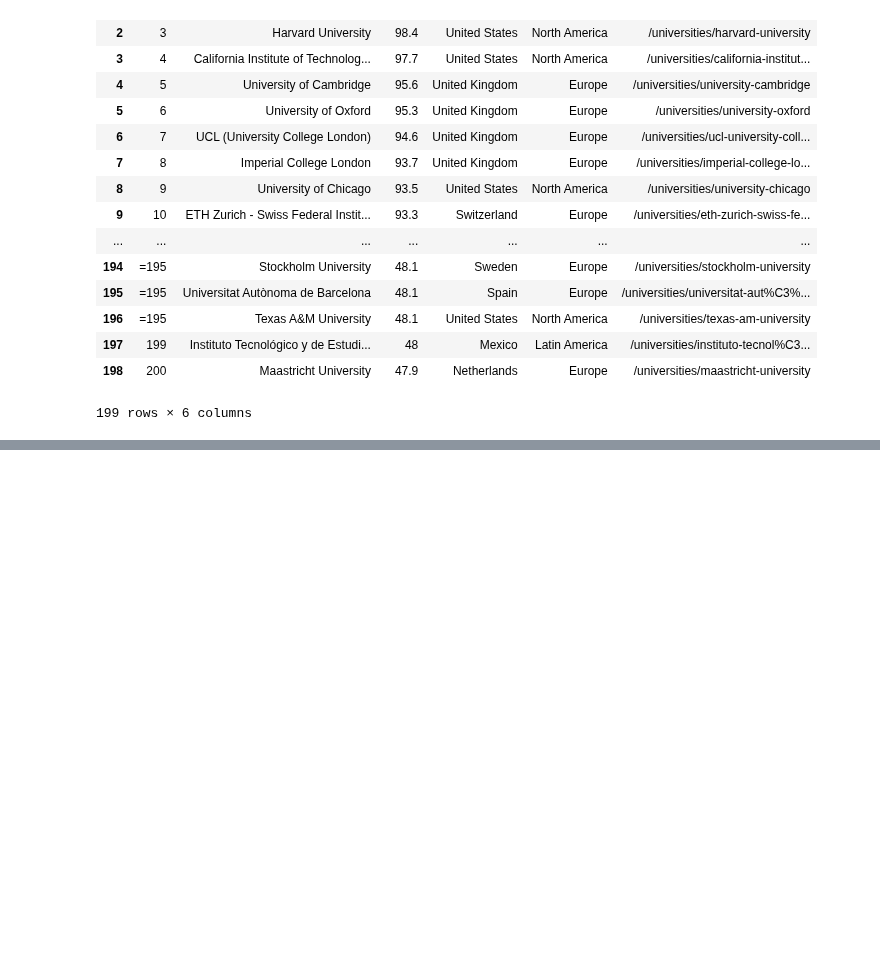
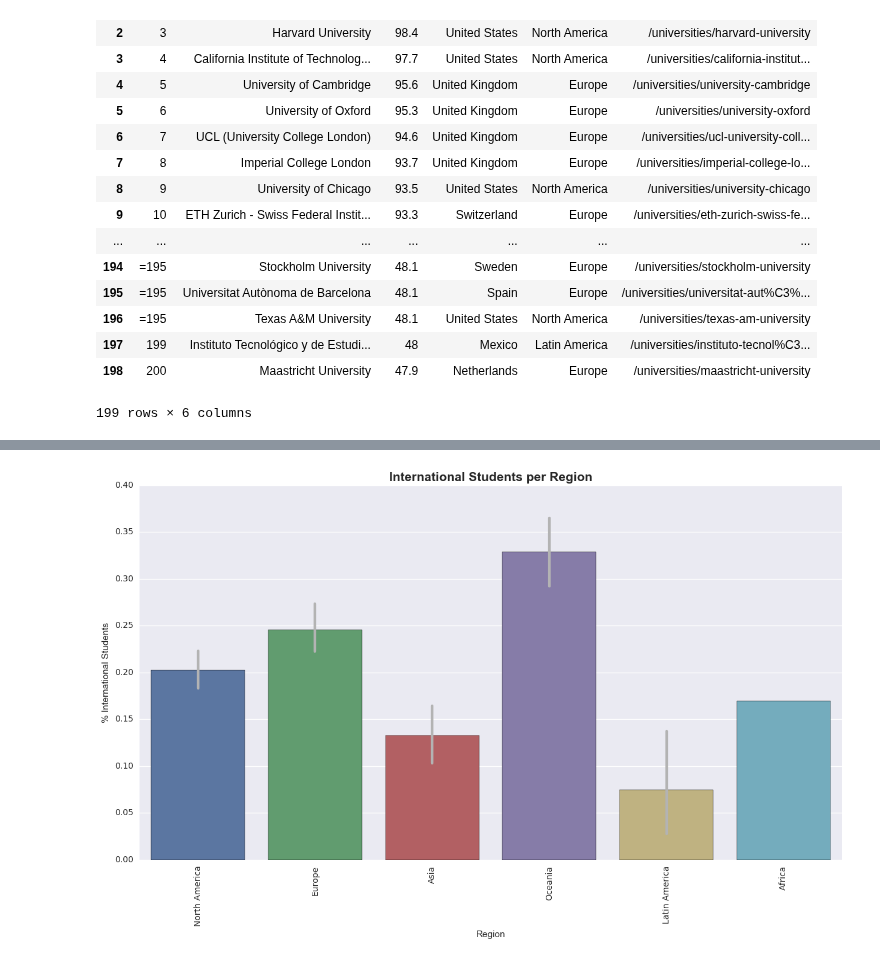
Before and after one commit to padesplaces/ada2017, a Jupyter notebook: hwk2/HW2-Part1.ipynb, the cells around one changed output, grey strips where cells are left out. Cells and saved outputs as stored; diff of their text form; code cells hidden in the pictures; blank space fills up the shorter version.

```diff
--- a/hwk2/HW2-Part1.ipynb
+++ b/hwk2/HW2-Part1.ipynb
@@ -158,0 +238,4 @@ df_ranking
+# %%
+bars("International Students per Region", df_ranking, 'Region', '% International Students')
+# %% [output]
+[figure, added]
```
Also changed, not shown: parts of 14 cells of this notebook.
